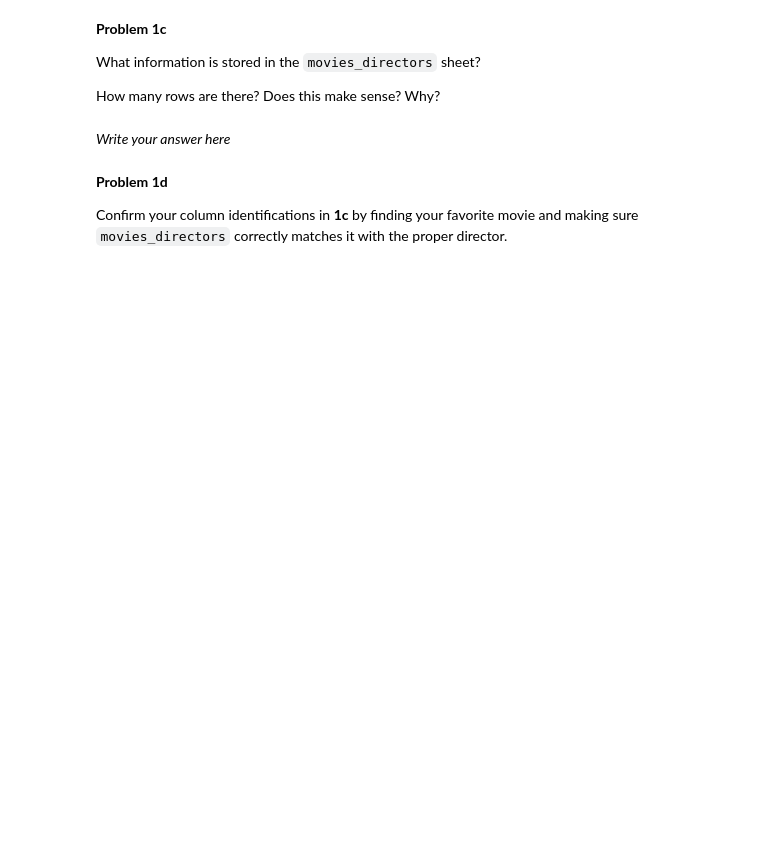
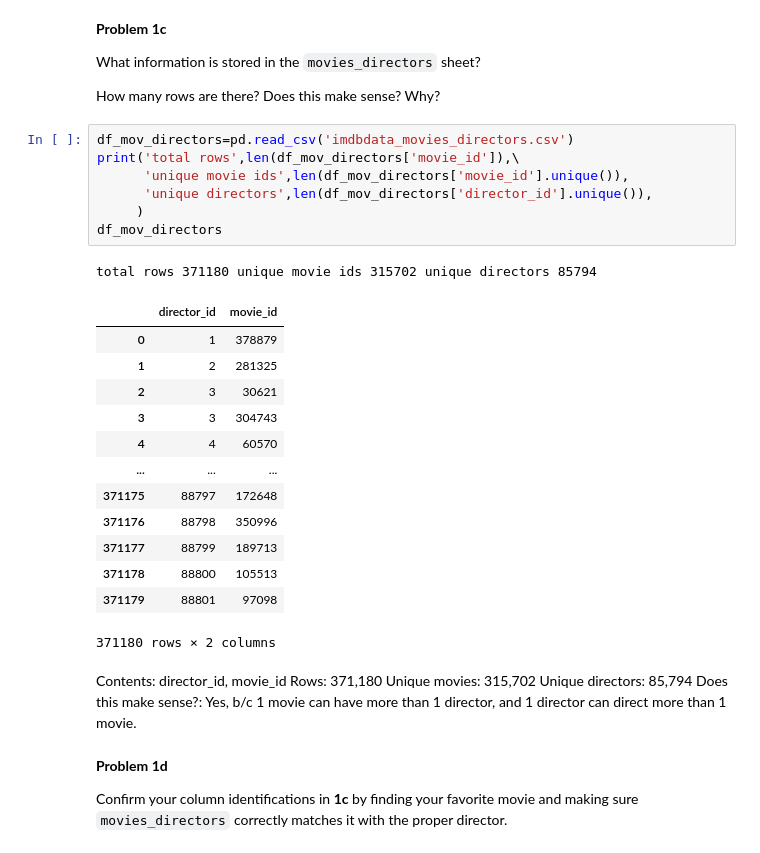
Before and after one commit to LSSTC-DSFP/LSSTC-DSFP-Sessions, a Jupyter notebook: Sessions/Session15/Day1/IntroductionToDataStorage.ipynb, the cells around one changed output. Drawn from its saved outputs; the diff is of its cells as text; blank space fills up the shorter version.

```diff
--- a/Sessions/Session15/Day1/IntroductionToDataStorage.ipynb
+++ b/Sessions/Session15/Day1/IntroductionToDataStorage.ipynb
@@ -59,8 +99,34 @@ How many directors are there?
 What information is stored in the `movies_directors` sheet?
 
 How many rows are there? Does this make sense? Why?
+# %%
+df_mov_directors=pd.read_csv('imdbdata_movies_directors.csv')
+print('total rows',len(df_mov_directors['movie_id']),\
+      'unique movie ids',len(df_mov_directors['movie_id'].unique()),
+      'unique directors',len(df_mov_directors['director_id'].unique()),
+     )
+df_mov_directors
+# %% [output]
+total rows 371180 unique movie ids 315702 unique directors 85794
+|  | director_id | movie_id |
+| 0 | 1 | 378879 |
+| 1 | 2 | 281325 |
+| 2 | 3 | 30621 |
+| 3 | 3 | 304743 |
+| 4 | 4 | 60570 |
+| ... | ... | ... |
+| 371175 | 88797 | 172648 |
+| 371176 | 88798 | 350996 |
+| 371177 | 88799 | 189713 |
+| 371178 | 88800 | 105513 |
+| 371179 | 88801 | 97098 |
+371180 rows × 2 columns
 # %% [markdown]
-*Write your answer here*
+Contents: director_id, movie_id
+Rows: 371,180
+Unique movies: 315,702
+Unique directors: 85,794
+Does this make sense?: Yes, b/c 1 movie can have more than 1 director, and 1 director can direct more than 1 movie.
 # %% [markdown]
 **Problem 1d**
 
```
Also changed, not shown: parts of 12 cells of this notebook, 7 other files.
